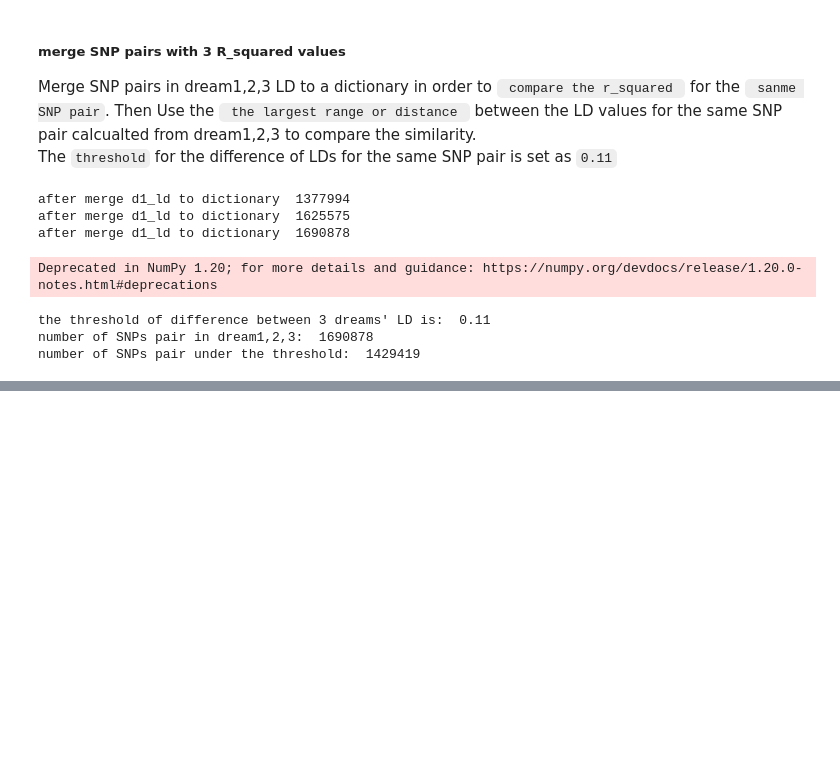
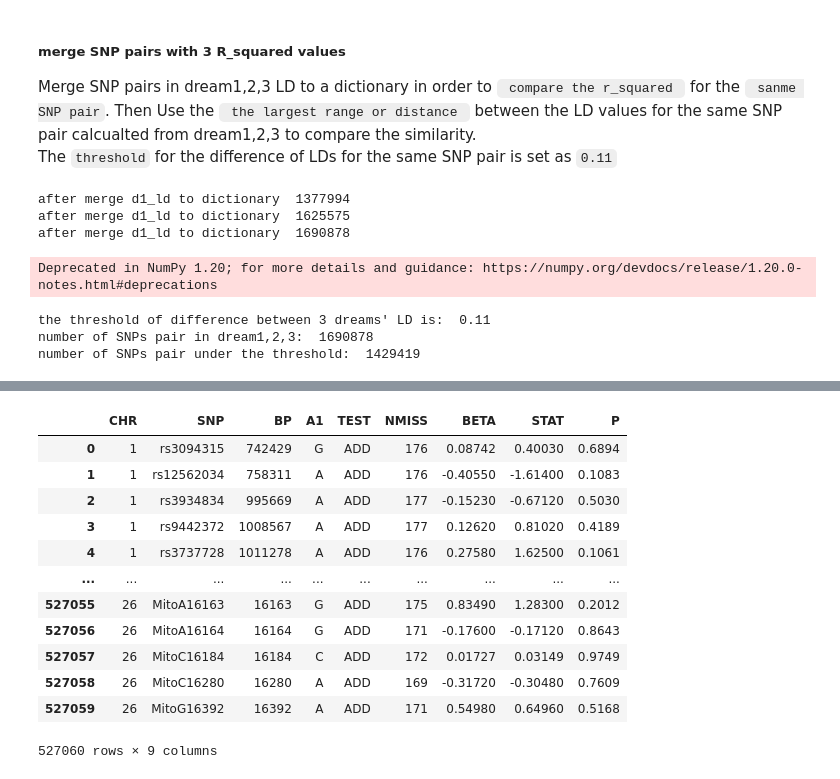
Before and after one commit to Yiqing-Zhu2000/RA_Project, a Jupyter notebook: my_test.ipynb, the cells around one changed output, grey strips where cells are left out. Cells and saved outputs as stored; diff of their text form; code cells hidden in the pictures; blank space fills up the shorter version.

Commit message:
gwas and LD for dream1.bed have done

```diff
--- a/my_test.ipynb
+++ b/my_test.ipynb
@@ -387,0 +390,18 @@ From the result above,
+# %%
+# here the Gwas for the dream1.bed file
+linear_data = pd.read_csv('plink.assoc.linear', sep='\s+')
+linear_data
+# %% [output]
+|  | CHR | SNP | BP | A1 | TEST | NMISS | BETA | STAT | P |
+| 0 | 1 | rs3094315 | 742429 | G | ADD | 176 | 0.08742 | 0.40030 | 0.6894 |
+| 1 | 1 | rs12562034 | 758311 | A | ADD | 176 | -0.40550 | -1.61400 | 0.1083 |
+| 2 | 1 | rs3934834 | 995669 | A | ADD | 177 | -0.15230 | -0.67120 | 0.5030 |
+| 3 | 1 | rs9442372 | 1008567 | A | ADD | 177 | 0.12620 | 0.81020 | 0.4189 |
+| 4 | 1 | rs3737728 | 1011278 | A | ADD | 176 | 0.27580 | 1.62500 | 0.1061 |
+| ... | ... | ... | ... | ... | ... | ... | ... | ... | ... |
+| 527055 | 26 | MitoA16163 | 16163 | G | ADD | 175 | 0.83490 | 1.28300 | 0.2012 |
+| 527056 | 26 | MitoA16164 | 16164 | G | ADD | 171 | -0.17600 | -0.17120 | 0.8643 |
+| 527057 | 26 | MitoC16184 | 16184 | C | ADD | 172 | 0.01727 | 0.03149 | 0.9749 |
+| 527058 | 26 | MitoC16280 | 16280 | A | ADD | 169 | -0.31720 | -0.30480 | 0.7609 |
+| 527059 | 26 | MitoG16392 | 16392 | A | ADD | 171 | 0.54980 | 0.64960 | 0.5168 |
+527060 rows × 9 columns
```
Also changed, not shown: parts of 3 cells of this notebook, 1 other file.
